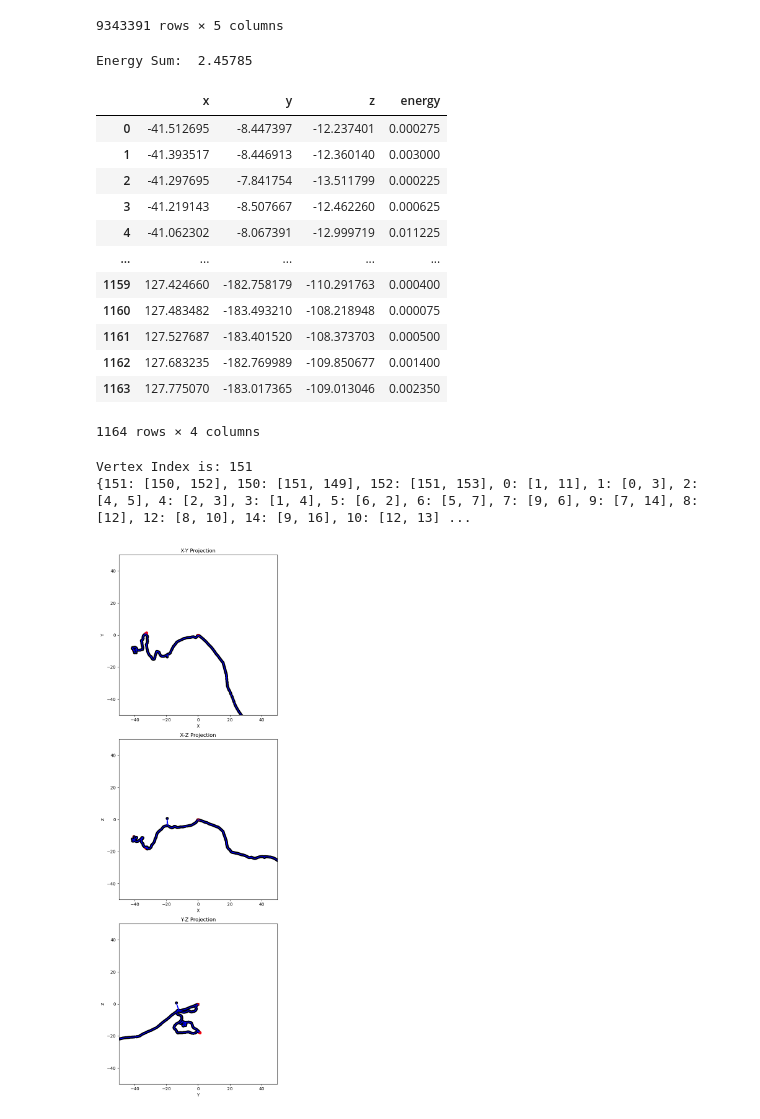
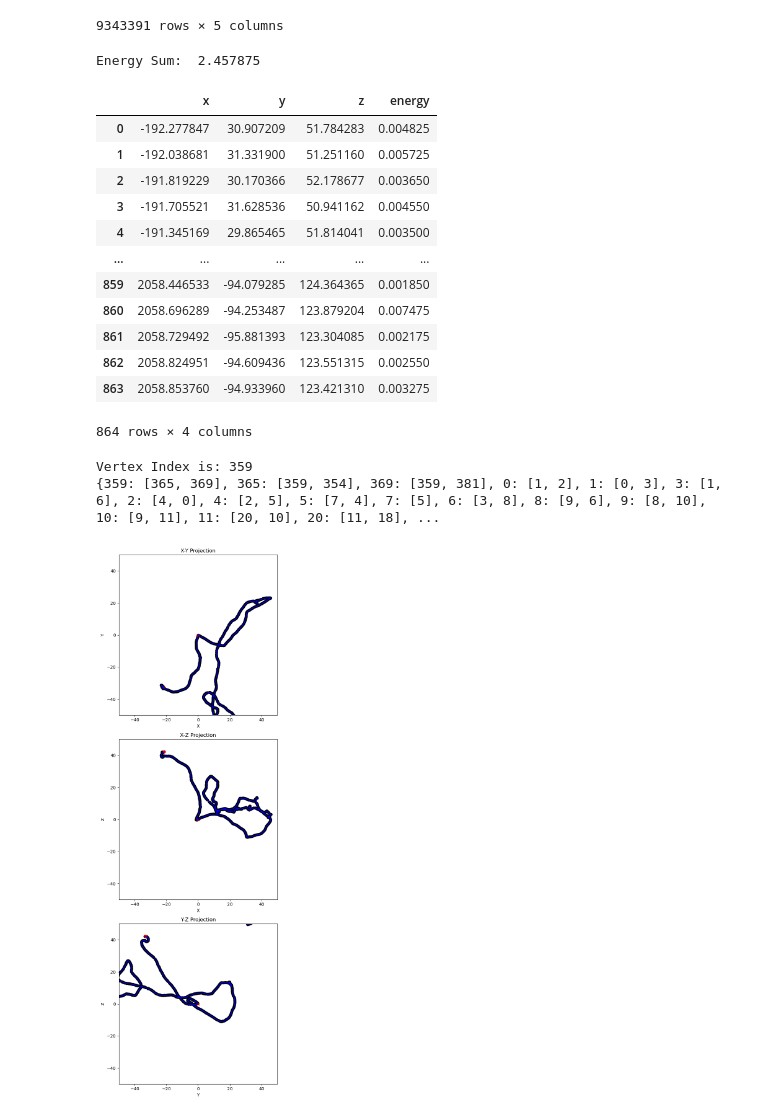
Before and after one commit to kvjmistry/NEXT_nudobe, a Jupyter notebook: workdir/TrackBuilder.ipynb, the cells around one changed output. Saved outputs shown, nothing was run; the diff lists cells and outputs as text; code cells hidden in the pictures.

```diff
--- a/workdir/TrackBuilder.ipynb
+++ b/workdir/TrackBuilder.ipynb
@@ -29,7 +29,7 @@ display(hits)
 # %%
 %matplotlib widget
 
-event_num = 1840
+event_num = 79
 
 data = hits[hits.event_id == event_num]
 
@@ -244,48 +244,48 @@ fig, axs = plt.subplots(3, 1, figsize=(6, 18))
 plot_connections(axs[0], data['x'], data['y'], connections, connection_count, 'X', 'Y')
 
 # Plot xz projection
 plot_connections(axs[1], data['x'], data['z'], connections, connection_count, 'X', 'Z')
 
 # Plot yz projection
 plot_connections(axs[2], data['y'], data['z'], connections, connection_count, 'Y', 'Z')
 
 plt.tight_layout()
 plt.show()
 
 # # Plot in 3D
 # fig = plt.figure(figsize=(10, 8))
 # ax = fig.add_subplot(111, projection='3d')
 # colors = ['r' if count == 1 or count == 0 else 'k' for count in connection_count]
 # ax.scatter(data['x'], data['y'], data['z'], c=colors, marker='o')
 # for connection in connections:
 #     start_node = connection[0]
 #     end_node = connection[1]
 #     ax.plot([data['x'][start_node], data['x'][end_node]],
 #             [data['y'][start_node], data['y'][end_node]],
 #             [data['z'][start_node], data['z'][end_node]], 'b-')
 # ax.set_xlabel('X')
 # ax.set_ylabel('Y')
 # ax.set_zlabel('Z')
 # ax.set_title('3D Projection')
 # plt.show()
 # %% [output]
-Energy Sum:  2.45785
+Energy Sum:  2.457875
 |  | x | y | z | energy |
-| 0 | -41.512695 | -8.447397 | -12.237401 | 0.000275 |
-| 1 | -41.393517 | -8.446913 | -12.360140 | 0.003000 |
-| 2 | -41.297695 | -7.841754 | -13.511799 | 0.000225 |
-| 3 | -41.219143 | -8.507667 | -12.462260 | 0.000625 |
-| 4 | -41.062302 | -8.067391 | -12.999719 | 0.011225 |
+| 0 | -192.277847 | 30.907209 | 51.784283 | 0.004825 |
+| 1 | -192.038681 | 31.331900 | 51.251160 | 0.005725 |
+| 2 | -191.819229 | 30.170366 | 52.178677 | 0.003650 |
+| 3 | -191.705521 | 31.628536 | 50.941162 | 0.004550 |
+| 4 | -191.345169 | 29.865465 | 51.814041 | 0.003500 |
 | ... | ... | ... | ... | ... |
-| 1159 | 127.424660 | -182.758179 | -110.291763 | 0.000400 |
-| 1160 | 127.483482 | -183.493210 | -108.218948 | 0.000075 |
-| 1161 | 127.527687 | -183.401520 | -108.373703 | 0.000500 |
-| 1162 | 127.683235 | -182.769989 | -109.850677 | 0.001400 |
-| 1163 | 127.775070 | -183.017365 | -109.013046 | 0.002350 |
+| 859 | 2058.446533 | -94.079285 | 124.364365 | 0.001850 |
+| 860 | 2058.696289 | -94.253487 | 123.879204 | 0.007475 |
+| 861 | 2058.729492 | -95.881393 | 123.304085 | 0.002175 |
+| 862 | 2058.824951 | -94.609436 | 123.551315 | 0.002550 |
+| 863 | 2058.853760 | -94.933960 | 123.421310 | 0.003275 |
-1164 rows × 4 columns
+864 rows × 4 columns
-Vertex Index is: 151
-{151: [150, 152], 150: [151, 149], 152: [151, 153], 0: [1, 11], 1: [0, 3], 2: [4, 5], 4: [2, 3], 3: [1, 4], 5: [6, 2], 6: [5, 7], 7: [9, 6], 9: [7, 14], 8: [12], 12: [8, 10], 14: [9, 16], 10: [12, 13] ...
+Vertex Index is: 359
+{359: [365, 369], 365: [359, 354], 369: [359, 381], 0: [1, 2], 1: [0, 3], 3: [1, 6], 2: [4, 0], 4: [2, 5], 5: [7, 4], 7: [5], 6: [3, 8], 8: [9, 6], 9: [8, 10], 10: [9, 11], 11: [20, 10], 20: [11, 18], ...
-[figure, old version]
+[figure, new version]
 # %%
 # Track building
 
```
Also changed, not shown: parts of 8 cells of this notebook, 1 other file.
